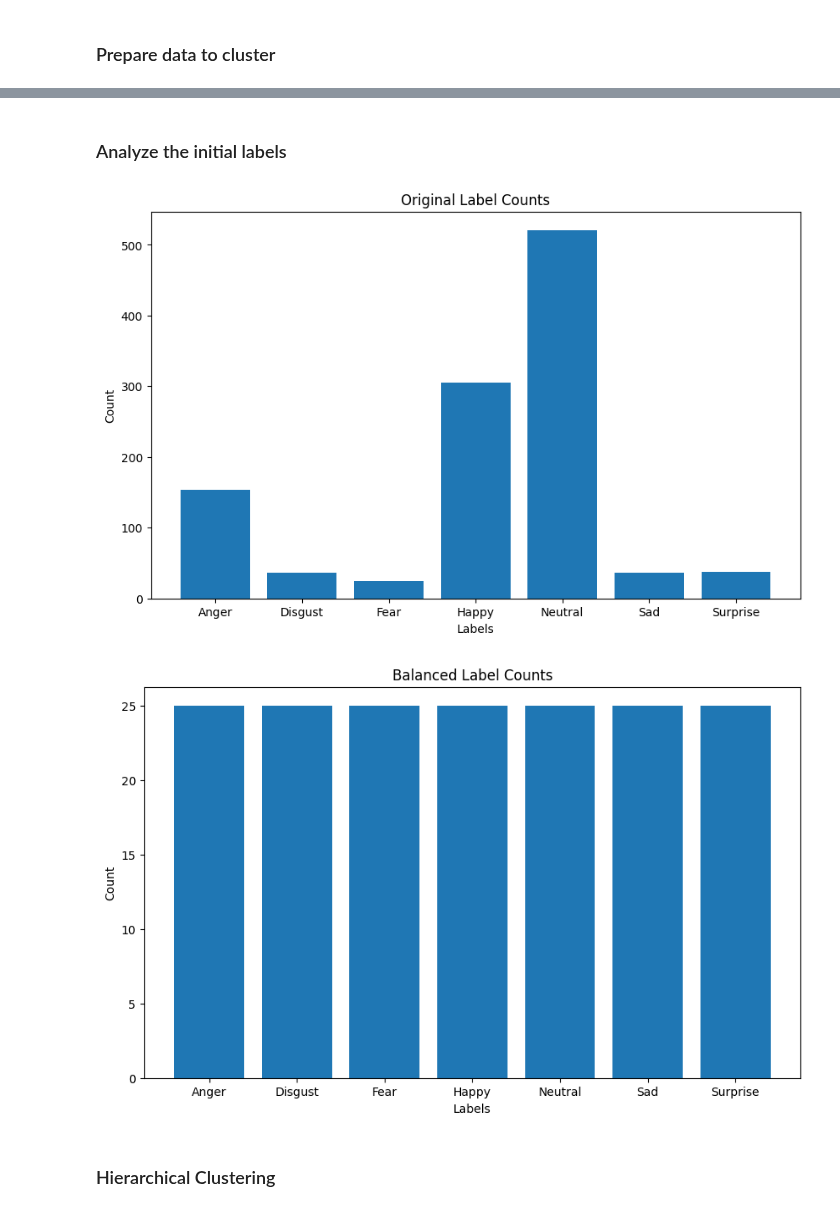
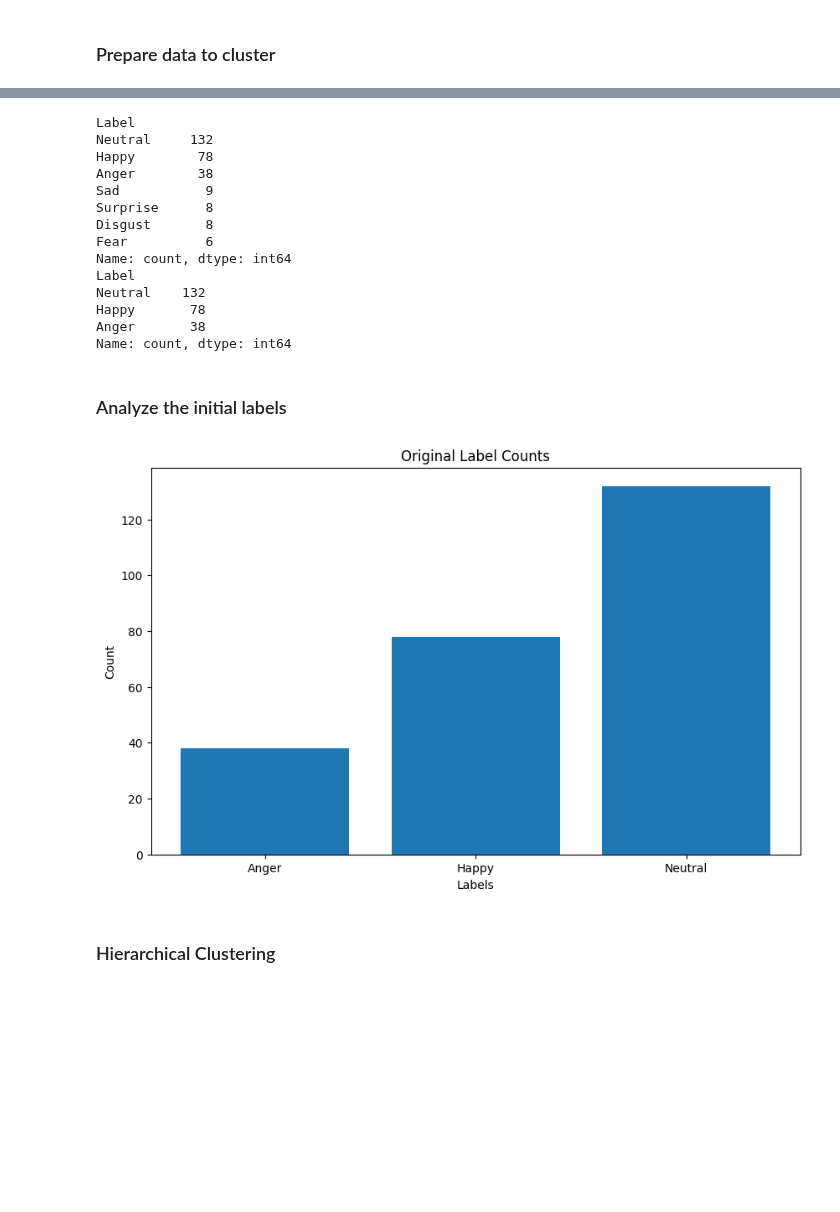
Before and after one commit to denskrlv/PosEmotion, a Jupyter notebook: posemotion.ipynb, the cells around one changed output, grey strips where cells are left out. Drawn from its saved outputs; the diff is of its cells as text; code cells hidden in the pictures; blank space fills up the shorter version.

```diff
--- a/posemotion.ipynb
+++ b/posemotion.ipynb
@@ -163,7 +165,8 @@ plm_rotated_df = pd.read_csv("assets/annotations/keypoints_plm_rotated.csv")
 plm_rotated_df_merged = pd.concat([initial_df, plm_rotated_df], axis=1)
 print("plm_rotated_df_merged shape:", plm_rotated_df_merged.shape)
 
-combined_df = pd.concat([plm_df_merged, plm_hflip_df_merged, plm_vflip_df_merged, plm_rotated_df_merged], axis=0).reset_index(drop=True)
+# combined_df = pd.concat([plm_df_merged, plm_hflip_df_merged, plm_vflip_df_merged, plm_rotated_df_merged], axis=0).reset_index(drop=True)
+combined_df = pd.concat([plm_df_merged], axis=0).reset_index(drop=True)
 print("combined_df shape:", combined_df.shape)
 # %% [output]
 initial_df shape: (8087, 9)
@@ -200,18 +181,18 @@ According to [Romero Moralis](https://openaccess.thecvf.com/content_CVPR_2019/ht
 According to [Wei Tang](https://www.mdpi.com/1424-8220/22/11/4245), frames in which body parts were occluded or lost were excluded from further analysis, because the skeletons in these frames could not be detected correctly using the current 2D pose estimation algorithm. The necessary body parts will be determined as torso, left and right hands. The position of head and legs will be ommited.
 # %%
 # Remove all columns that represent legs
-columns_drop = combined_df.columns[combined_df.columns.get_loc('right_hip_Y')+1:]
+columns_drop = combined_df.columns[combined_df.columns.get_loc('right_hip_Z')+1:]
 cleaned_df = combined_df.drop(columns=columns_drop)
 
 # Remove rows that have NaN values in all necessary body parts
-body_parts = cleaned_df.columns[cleaned_df.columns.get_loc('right_ear_Y')+1:]
+body_parts = cleaned_df.columns[cleaned_df.columns.get_loc('right_ear_Z')+1:]
 cleaned_df = cleaned_df.dropna(subset=body_parts, how='any')
 cleaned_df = cleaned_df.reset_index(drop=True)
 
 # For now, later will be changed to "all" and only for eyes and nose
-cleaned_df = cleaned_df.dropna(subset=["nose_X", "nose_Y", "left_eye_X", "left_eye_Y",
-                                       "right_eye_X", "right_eye_Y", "left_ear_X", "left_ear_Y",
-                                       "right_ear_X", "right_ear_Y"], how='any')
+cleaned_df = cleaned_df.dropna(subset=["nose_X", "nose_Y", "nose_Z", "left_eye_X", "left_eye_Y", "left_eye_Z",
+                                       "right_eye_X", "right_eye_Y", "right_eye_Z", "left_ear_X", "left_ear_Y",
+                                       "left_ear_Z", "right_ear_X", "right_ear_Y", "right_ear_Z"], how='any')
 cleaned_df = cleaned_df.reset_index(drop=True)
 print("cleaned_df shape:", cleaned_df.shape)
 # %% [output]
@@ -347,21 +298,42 @@ balanced_features_df.head()
+# %%
+label_counts = features_df['Label'].value_counts()
+print(label_counts)
+
+labels_to_remove = ["Sad", "Surprise", "Disgust", "Fear"]
+features_df = features_df[~features_df['Label'].isin(labels_to_remove)]
+label_counts = features_df['Label'].value_counts()
+print(label_counts)
+# %% [output]
+Label
+Neutral     132
+Happy        78
+Anger        38
+Sad           9
+Surprise      8
+Disgust       8
+Fear          6
+Name: count, dtype: int64
+Label
+Neutral    132
+Happy       78
+Anger       38
+Name: count, dtype: int64
 # %% [markdown]
 ### Analyze the initial labels
 # %%
 def plot_label_counts(labels, title, x="Labels", y="Count"):
     unique_labels, counts = np.unique(labels, return_counts=True)
 
     plt.figure(figsize=(10, 6))
     plt.bar(unique_labels, counts)
     plt.xlabel(x)
     plt.ylabel(y)
     plt.title(title)
     plt.show()
 
 plot_label_counts(features_df["Label"], title="Original Label Counts")
-plot_label_counts(balanced_features_df["Label"], title="Balanced Label Counts")
 # %% [output]
-[figure, old version]
+[figure, new version]
-[figure, removed]
 # %% [markdown]
 ### Hierarchical Clustering
 # %%
```
Also changed, not shown: parts of 23 cells of this notebook, 5 other files.
